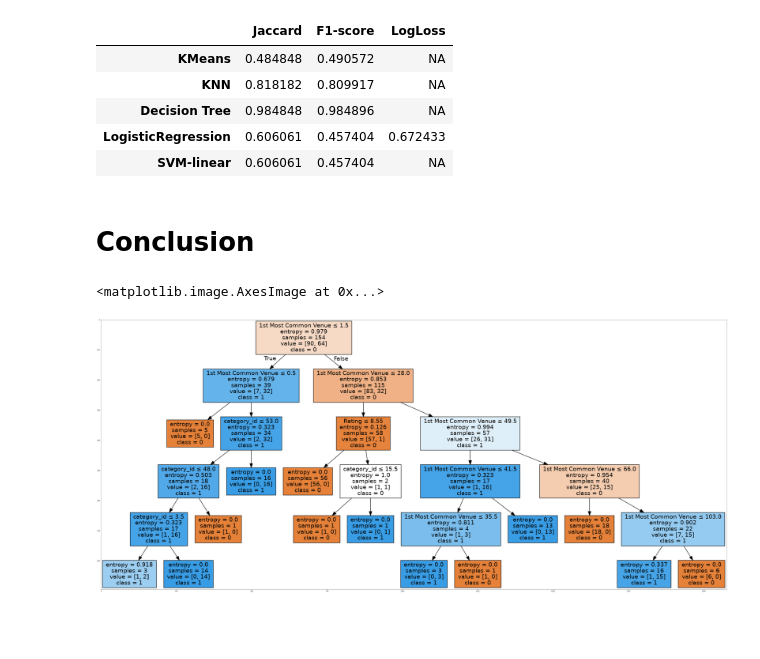
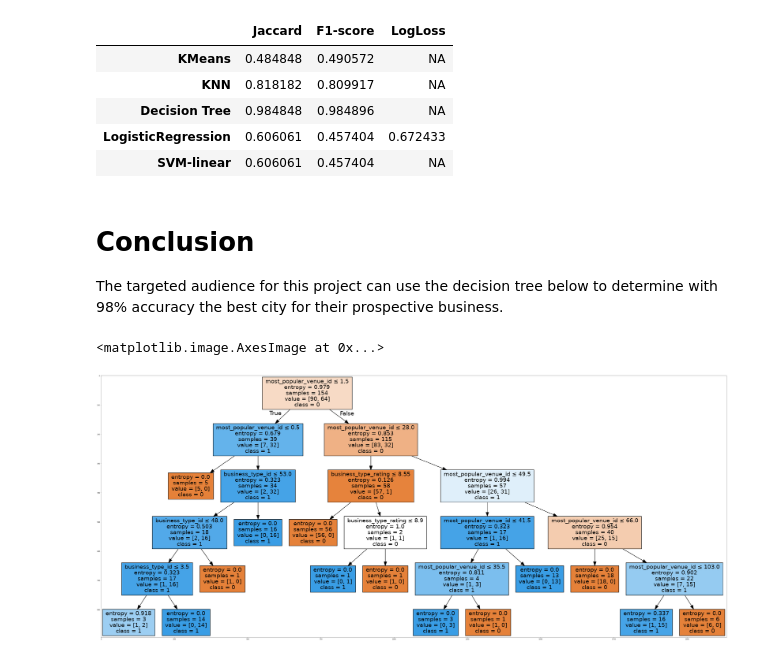
Before and after one commit to bustedware/Coursera_Capstone, a Jupyter notebook: Coursera_Capstone.ipynb, the cells around one changed output. Saved outputs shown, nothing was run; the diff lists cells and outputs as text; code cells hidden in the pictures; blank space fills up the shorter version.

Commit message:
renamed columns in decision tree

```diff
--- a/Coursera_Capstone.ipynb
+++ b/Coursera_Capstone.ipynb
@@ -983,23 +981,25 @@ report
 | Decision Tree | 0.984848 | 0.984896 | NA |
 | LogisticRegression | 0.606061 | 0.457404 | 0.672433 |
 | SVM-linear | 0.606061 | 0.457404 | NA |
-# %% [markdown]
-# Conclusion <a name='conclusion'>
+# %% [markdown]
+# Conclusion <a name='conclusion'>
+
+The targeted audience for this project can use the decision tree below to determine with 98% accuracy the best city for their prospective business.
 # %%
 #!conda install -c conda-forge pydotplus --yes
 from sklearn.externals.six import StringIO
 import pydotplus
 import matplotlib.image as mpimg
 from sklearn import tree
 dot_data = StringIO()
 filename = "dtree.png"
 targetNames = dd['city_id'].astype(str).unique().tolist()
-out=tree.export_graphviz(classifierdt,feature_names=['category_id','1st Most Common Venue','Rating'], out_file=dot_data, class_names= np.unique(y_train.astype(str)), filled=True,  special_characters=True,rotate=False)
+out=tree.export_graphviz(classifierdt,feature_names=['business_type_id','most_popular_venue_id','business_type_rating'], out_file=dot_data, class_names= np.unique(y_train.astype(str)), filled=True,  special_characters=True,rotate=False)
 graph = pydotplus.graph_from_dot_data(dot_data.getvalue())
 graph.write_png(filename)
 img = mpimg.imread(filename)
 plt.figure(figsize=(75,75))
 plt.imshow(img,interpolation='nearest')
 # %% [output]
 <matplotlib.image.AxesImage at 0x...>
-[figure, old version]
+[figure, new version]
```
Also changed, not shown: parts of 3 cells of this notebook.
